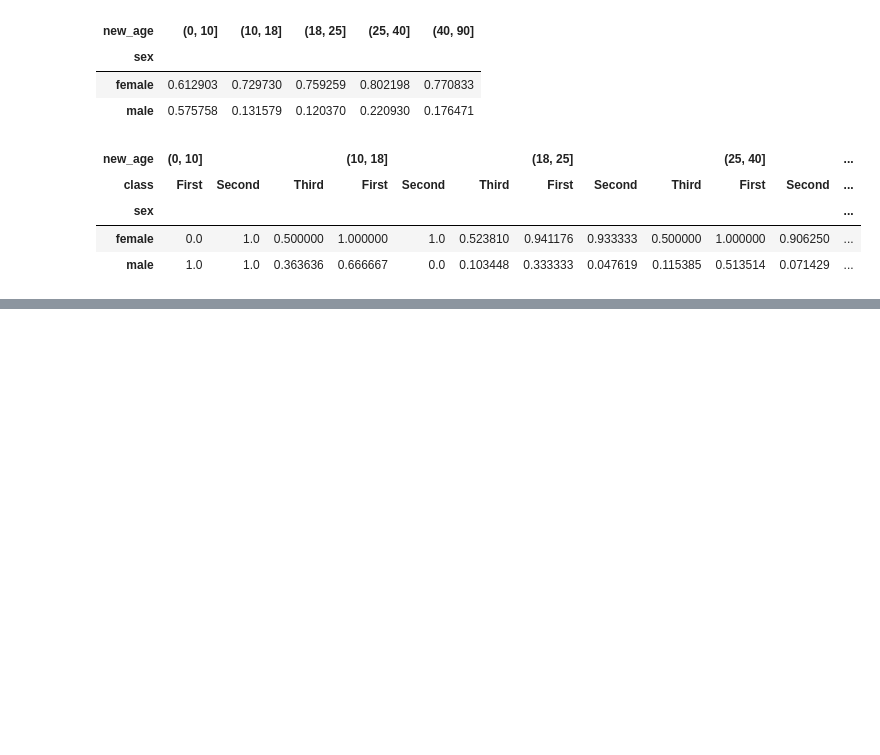
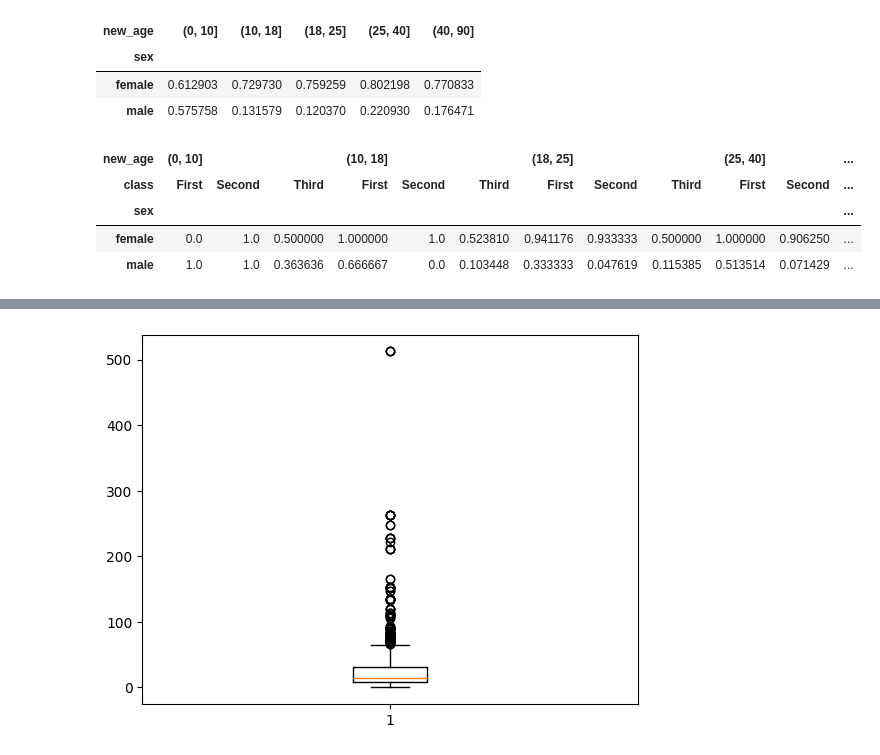
Before and after one commit to lacteavian/miuul_machine_learning_bootcamp, a Jupyter notebook: week2_notes.ipynb, the cells around one changed output, grey strips where cells are left out. Drawn from its saved outputs; the diff is of its cells as text; code cells hidden in the pictures; blank space fills up the shorter version.

```diff
--- a/week2_notes.ipynb
+++ b/week2_notes.ipynb
@@ -741,0 +893,5 @@ df.pivot_table("survived", "sex", ["new_age", "class"])
+# %%
+plt.boxplot(df["fare"])
+plt.show()
+# %% [output]
+[figure, added]
```
Also changed, not shown: parts of 93 cells of this notebook.
